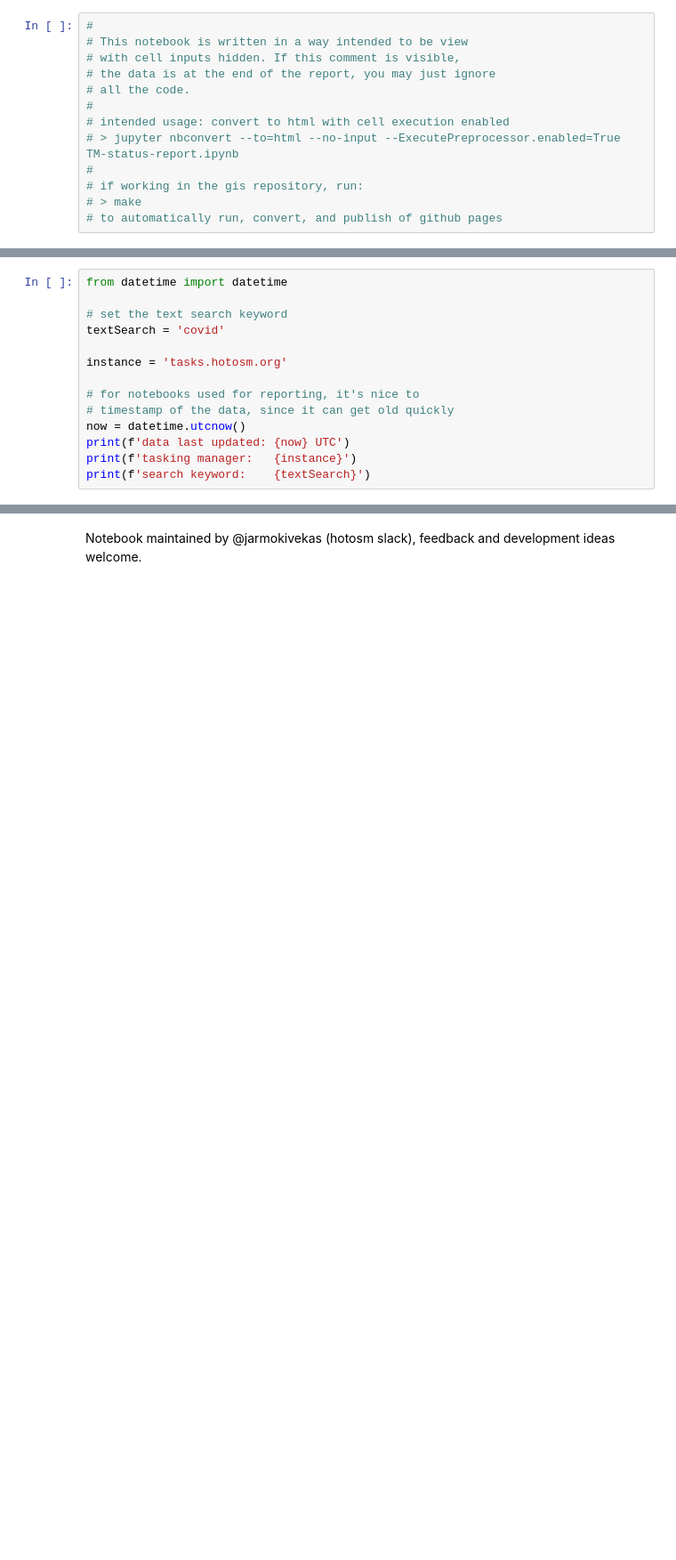
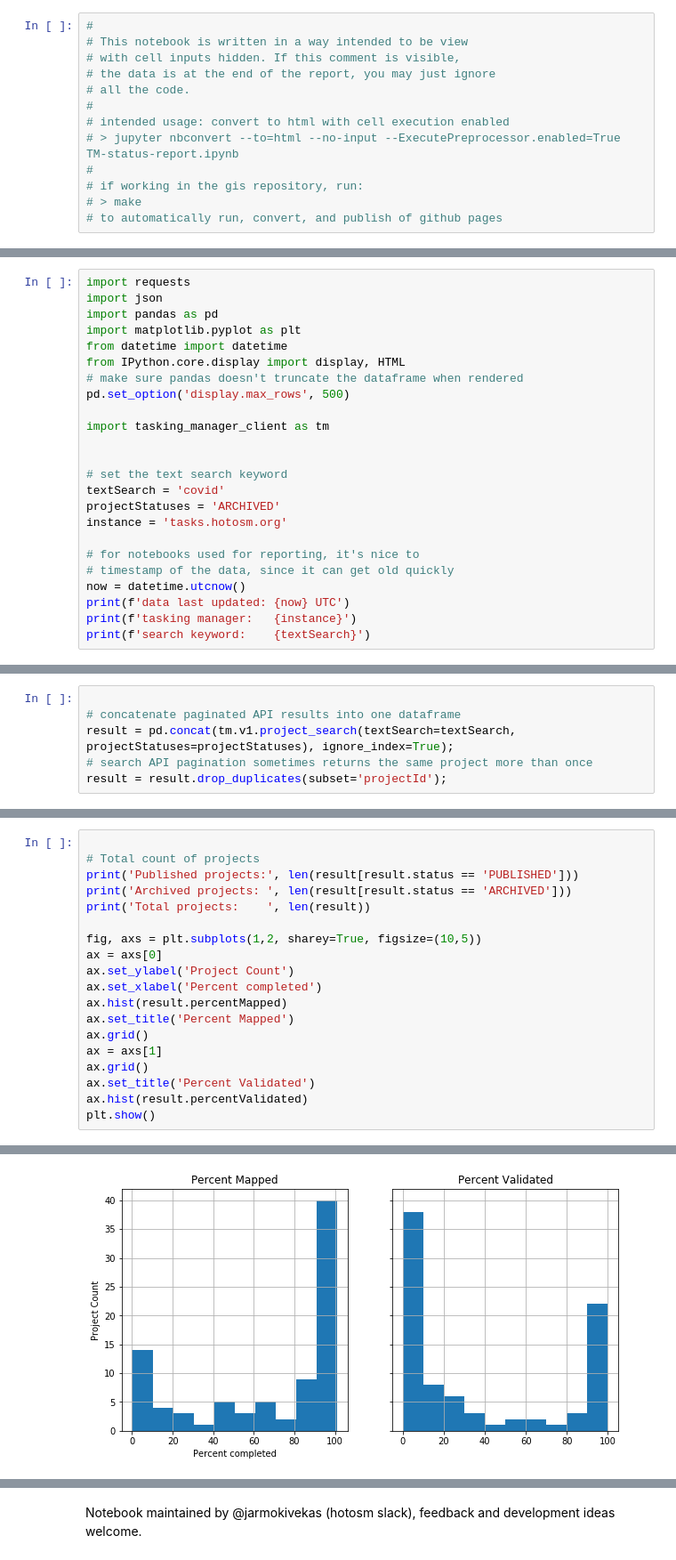
Before and after one commit to jarmokivekas/hotosm-activation-gis-data, a Jupyter notebook: 2019-12-covid-19/TM-status-report.ipynb, the cells around one changed output, grey strips where cells are left out. Shown at 89% size. Saved outputs shown, nothing was run; the diff lists cells and outputs as text; blank space fills up the shorter version.

```diff
--- a/2019-12-covid-19/TM-status-report.ipynb
+++ b/2019-12-covid-19/TM-status-report.ipynb
@@ -18,9 +19,19 @@ This is a Jupyter notebook for quickly summarizing the status of a HOTOSM Taskin
 # %%
+import requests
+import json
+import pandas as pd
+import matplotlib.pyplot as plt
 from datetime import datetime
+from IPython.core.display import display, HTML
+# make sure pandas doesn't truncate the dataframe when rendered
+pd.set_option('display.max_rows', 500)
+
+import tasking_manager_client as tm
+
 
 # set the text search keyword
 textSearch = 'covid'
-
+projectStatuses = 'ARCHIVED'
 instance = 'tasks.hotosm.org'
 
 # for notebooks used for reporting, it's nice to
@@ -67,0 +47,6 @@ result = result.drop_duplicates(subset='projectId');
+# %%
+
+# concatenate paginated API results into one dataframe
+result = pd.concat(tm.v1.project_search(textSearch=textSearch, projectStatuses=projectStatuses), ignore_index=True);
+# search API pagination sometimes returns the same project more than once
+result = result.drop_duplicates(subset='projectId');
@@ -67,0 +55,20 @@ result = result.drop_duplicates(subset='projectId');
+# %%
+
+# Total count of projects
+print('Published projects:', len(result[result.status == 'PUBLISHED']))
+print('Archived projects: ', len(result[result.status == 'ARCHIVED']))
+print('Total projects:    ', len(result))
+
+fig, axs = plt.subplots(1,2, sharey=True, figsize=(10,5))
+ax = axs[0]
+ax.set_ylabel('Project Count')
+ax.set_xlabel('Percent completed')
+ax.hist(result.percentMapped)
+ax.set_title('Percent Mapped')
+ax.grid()
+ax = axs[1]
+ax.grid()
+ax.set_title('Percent Validated')
+ax.hist(result.percentValidated)
+plt.show()
+# %% [output]
@@ -68 +78,2 @@ result = result.drop_duplicates(subset='projectId');
+[figure, added]
 # %% [markdown]
```
Also changed, not shown: parts of 9 cells of this notebook, 3 other files.
